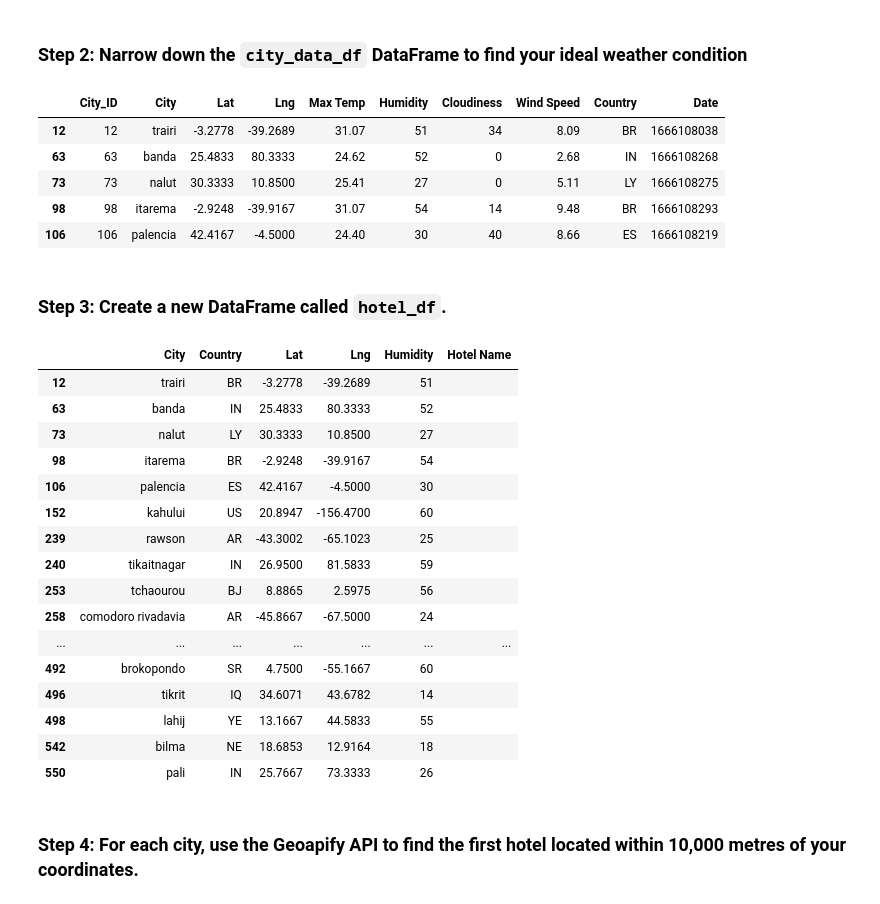
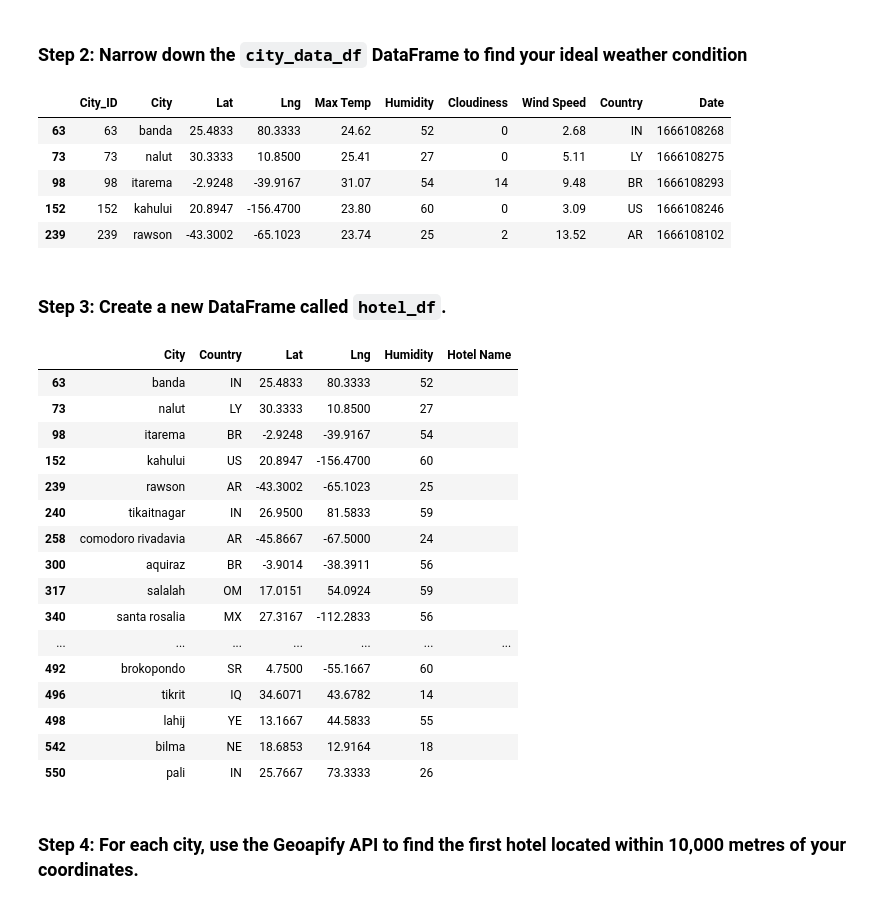
Before and after one commit to siobyrne/python-api-challenge, a Jupyter notebook: VacationPy.ipynb, the cells around one changed output. Saved outputs shown, nothing was run; the diff lists cells and outputs as text; code cells hidden in the pictures.

```diff
--- a/VacationPy.ipynb
+++ b/VacationPy.ipynb
@@ -56,20 +56,20 @@ map
 ### Step 2: Narrow down the `city_data_df` DataFrame to find your ideal weather condition
 # %%
 # Narrow down cities that fit criteria and drop any results with null values
-df = city_data_df[(city_data_df["Max Temp"] > 23) & (city_data_df["Max Temp"] < 32) & (city_data_df["Humidity"] <= 60) & (city_data_df["Cloudiness"] <= 50)]
+df = city_data_df[(city_data_df["Max Temp"] > 23) & (city_data_df["Max Temp"] < 32) & (city_data_df["Humidity"] <= 60) & (city_data_df["Cloudiness"] <= 30)]
 
 # Drop any rows with null values
 df = df.dropna()
 
 # Display sample data
 df.head()
 # %% [output]
 |  | City_ID | City | Lat | Lng | Max Temp | Humidity | Cloudiness | Wind Speed | Country | Date |
-| 12 | 12 | trairi | -3.2778 | -39.2689 | 31.07 | 51 | 34 | 8.09 | BR | 1666108038 |
 | 63 | 63 | banda | 25.4833 | 80.3333 | 24.62 | 52 | 0 | 2.68 | IN | 1666108268 |
 | 73 | 73 | nalut | 30.3333 | 10.8500 | 25.41 | 27 | 0 | 5.11 | LY | 1666108275 |
 | 98 | 98 | itarema | -2.9248 | -39.9167 | 31.07 | 54 | 14 | 9.48 | BR | 1666108293 |
-| 106 | 106 | palencia | 42.4167 | -4.5000 | 24.40 | 30 | 40 | 8.66 | ES | 1666108219 |
+| 152 | 152 | kahului | 20.8947 | -156.4700 | 23.80 | 60 | 0 | 3.09 | US | 1666108246 |
+| 239 | 239 | rawson | -43.3002 | -65.1023 | 23.74 | 25 | 2 | 13.52 | AR | 1666108102 |
 # %% [markdown]
 ### Step 3: Create a new DataFrame called `hotel_df`.
 # %%
@@ -84,16 +84,16 @@ hotel_df["Hotel Name"] = ""
 hotel_df
 # %% [output]
 |  | City | Country | Lat | Lng | Humidity | Hotel Name |
-| 12 | trairi | BR | -3.2778 | -39.2689 | 51 |  |
 | 63 | banda | IN | 25.4833 | 80.3333 | 52 |  |
 | 73 | nalut | LY | 30.3333 | 10.8500 | 27 |  |
 | 98 | itarema | BR | -2.9248 | -39.9167 | 54 |  |
-| 106 | palencia | ES | 42.4167 | -4.5000 | 30 |  |
 | 152 | kahului | US | 20.8947 | -156.4700 | 60 |  |
 | 239 | rawson | AR | -43.3002 | -65.1023 | 25 |  |
 | 240 | tikaitnagar | IN | 26.9500 | 81.5833 | 59 |  |
-| 253 | tchaourou | BJ | 8.8865 | 2.5975 | 56 |  |
 | 258 | comodoro rivadavia | AR | -45.8667 | -67.5000 | 24 |  |
+| 300 | aquiraz | BR | -3.9014 | -38.3911 | 56 |  |
+| 317 | salalah | OM | 17.0151 | 54.0924 | 59 |  |
+| 340 | santa rosalia | MX | 27.3167 | -112.2833 | 56 |  |
 | ... | ... | ... | ... | ... | ... | ... |
 | 492 | brokopondo | SR | 4.7500 | -55.1667 | 60 |  |
 | 496 | tikrit | IQ | 34.6071 | 43.6782 | 14 |  |
```
Also changed, not shown: parts of 1 cell of this notebook, 1 other file.
